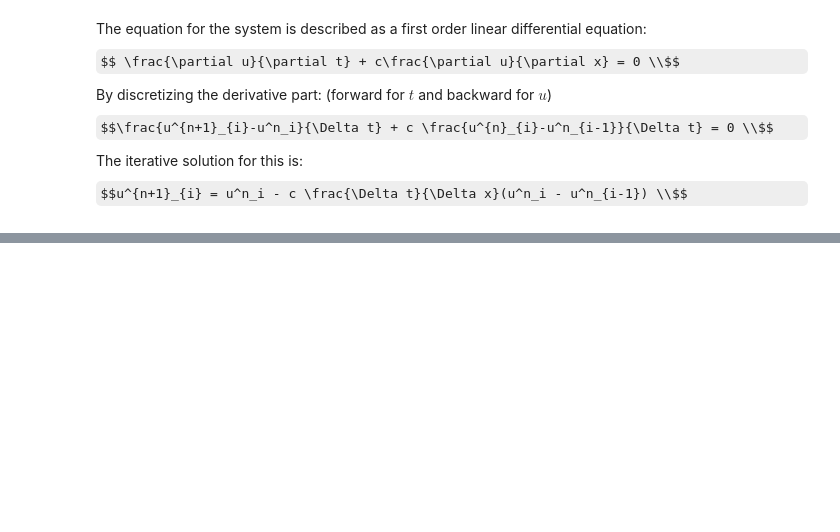
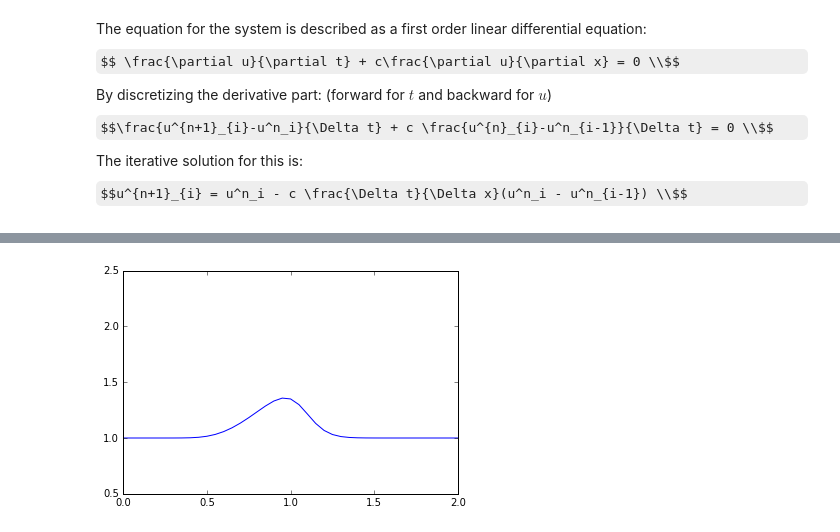
Before and after one commit to gear/HPSC, a Jupyter notebook: lec_samples/lec2_navier_stokes.ipynb, the cells around one changed output, grey strips where cells are left out. Saved outputs shown, nothing was run; the diff lists cells and outputs as text; code cells hidden in the pictures; some formulas as TeX source; blank space fills up the shorter version.

```diff
--- a/lec_samples/lec2_navier_stokes.ipynb
+++ b/lec_samples/lec2_navier_stokes.ipynb
@@ -53,0 +96,4 @@ p(6,8)
+# %%
+nonlin_convection_1d()
+# %% [output]
+[figure, added]
```
Also changed, not shown: parts of 14 cells of this notebook, 32 other files.
